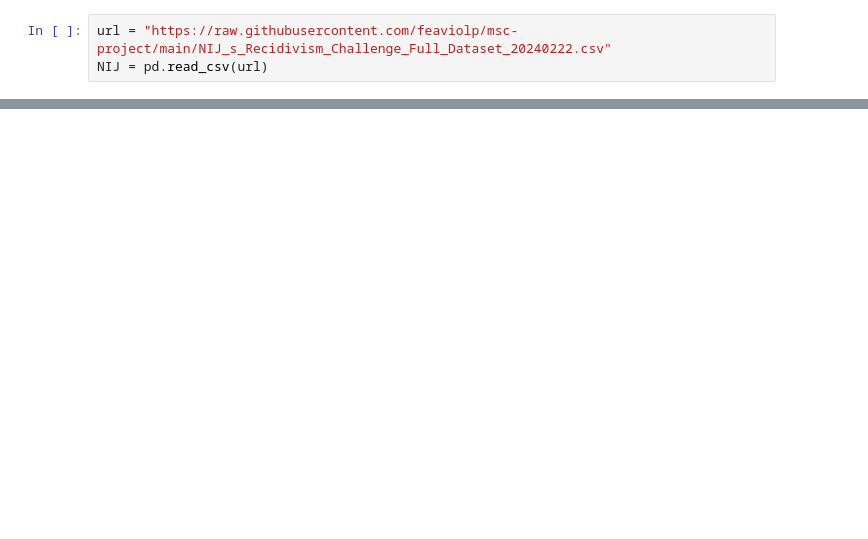
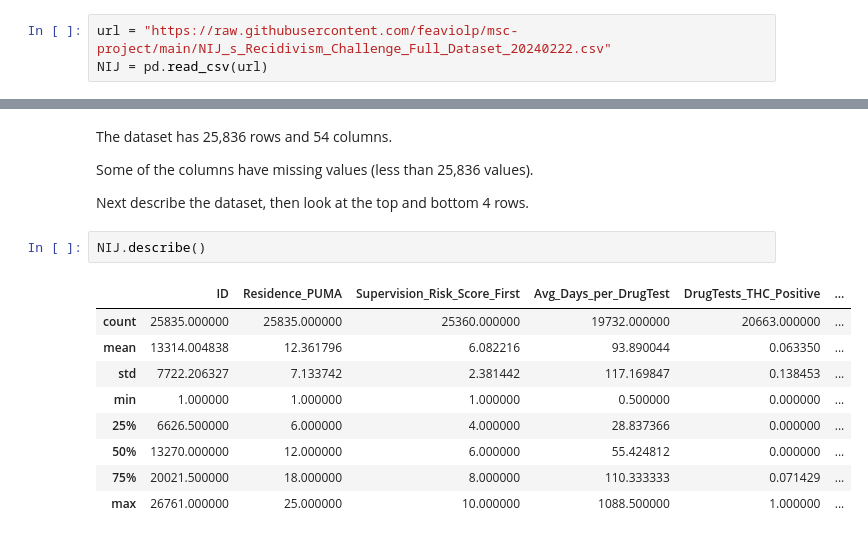
Before and after one commit to feaviolp/msc-project, a Jupyter notebook: NIJ EDA.ipynb, the cells around one changed output, grey strips where cells are left out. Drawn from its saved outputs; the diff is of its cells as text; blank space fills up the shorter version.

```diff
--- a/NIJ EDA.ipynb
+++ b/NIJ EDA.ipynb
@@ -32,0 +50,19 @@ NIJ = pd.read_csv(url)
+# %% [markdown]
+The dataset has 25,836 rows and 54 columns.
+
+Some of the columns have missing values (less than 25,836 values).
+
+
+Next describe the dataset, then look at the top and bottom 4 rows.
+# %%
+NIJ.describe()
+# %% [output]
+|  | ID | Residence_PUMA | Supervision_Risk_Score_First | Avg_Days_per_DrugTest | DrugTests_THC_Positive | ... |
+| count | 25835.000000 | 25835.000000 | 25360.000000 | 19732.000000 | 20663.000000 | ... |
+| mean | 13314.004838 | 12.361796 | 6.082216 | 93.890044 | 0.063350 | ... |
+| std | 7722.206327 | 7.133742 | 2.381442 | 117.169847 | 0.138453 | ... |
+| min | 1.000000 | 1.000000 | 1.000000 | 0.500000 | 0.000000 | ... |
+| 25% | 6626.500000 | 6.000000 | 4.000000 | 28.837366 | 0.000000 | ... |
+| 50% | 13270.000000 | 12.000000 | 6.000000 | 55.424812 | 0.000000 | ... |
+| 75% | 20021.500000 | 18.000000 | 8.000000 | 110.333333 | 0.071429 | ... |
+| max | 26761.000000 | 25.000000 | 10.000000 | 1088.500000 | 1.000000 | ... |
```
Also changed, not shown: parts of 12 cells of this notebook.
